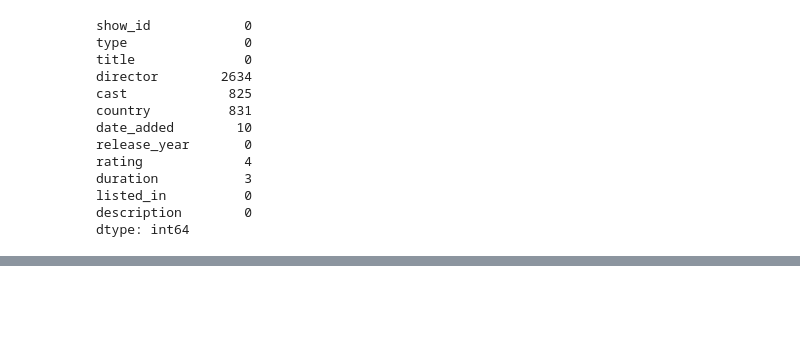
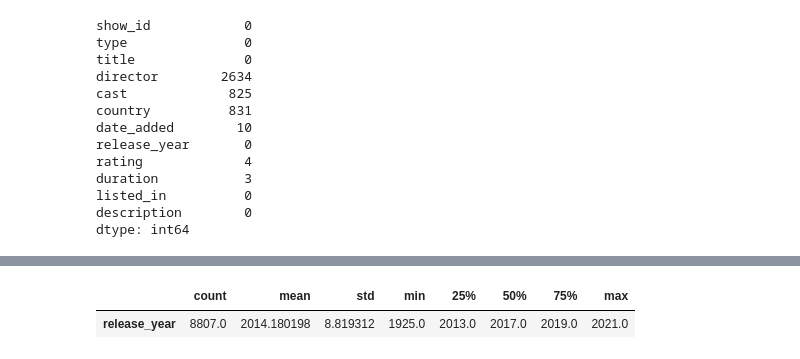
Before and after one commit to Lochan-01/ml, a Jupyter notebook: EDA.ipynb, the cells around one changed output, grey strips where cells are left out. Cells and saved outputs as stored; diff of their text form; code cells hidden in the pictures; blank space fills up the shorter version.

```diff
--- a/EDA.ipynb
+++ b/EDA.ipynb
@@ -51,0 +80,6 @@ dtype: int64
+# %%
+#it will only include for the numerical value
+df.describe().T
+# %% [output]
+|  | count | mean | std | min | 25% | 50% | 75% | max |
+| release_year | 8807.0 | 2014.180198 | 8.819312 | 1925.0 | 2013.0 | 2017.0 | 2019.0 | 2021.0 |
```
Also changed, not shown: parts of 6 cells of this notebook.
